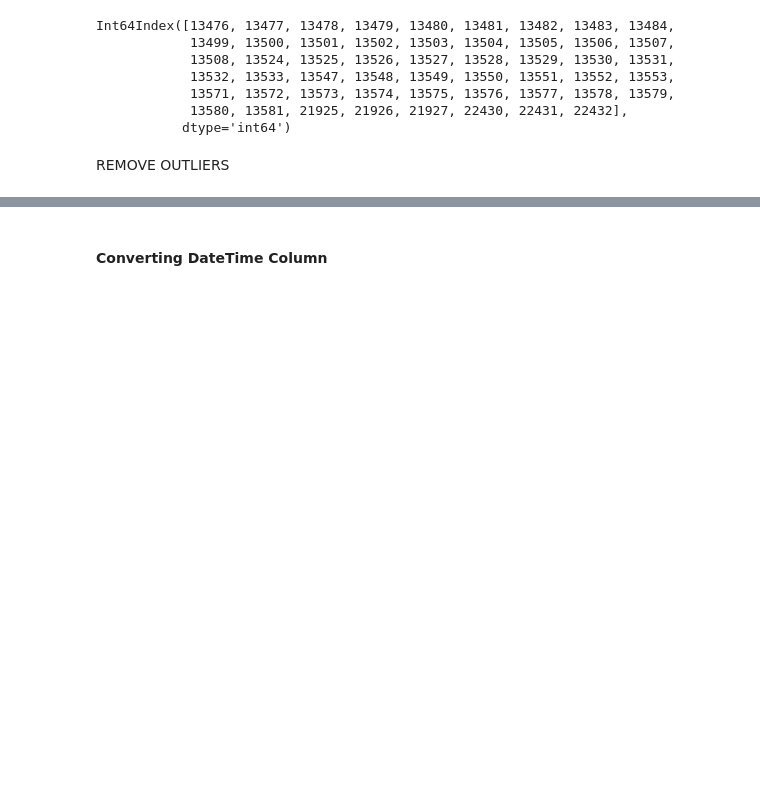
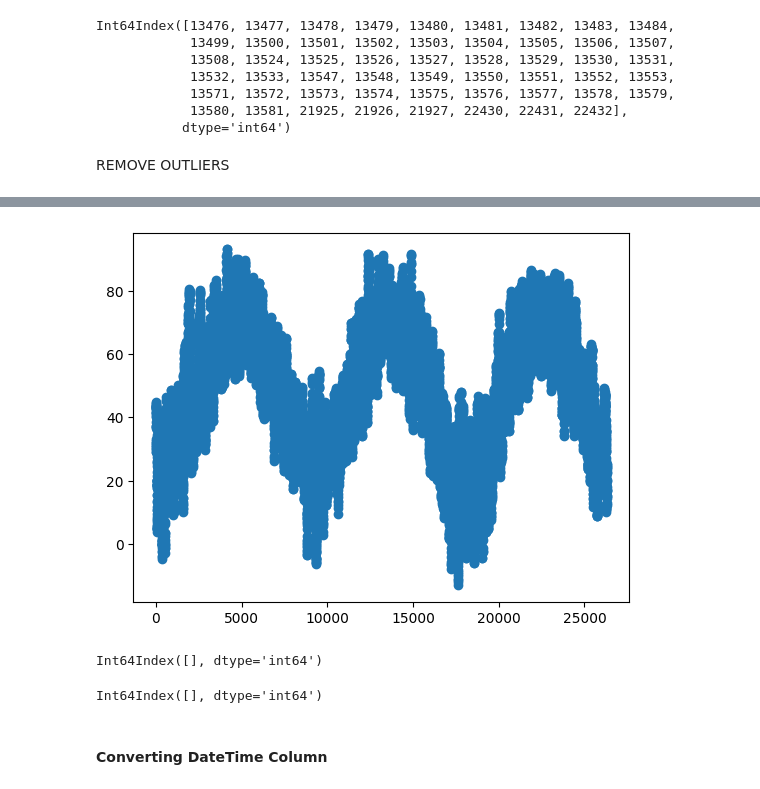
Before and after one commit to tassiogomes/MINDD-ISEP, a Jupyter notebook: Project2_v1.ipynb, the cells around one changed output, grey strips where cells are left out. Saved outputs shown, nothing was run; the diff lists cells and outputs as text; code cells hidden in the pictures; blank space fills up the shorter version.

```diff
--- a/Project2_v1.ipynb
+++ b/Project2_v1.ipynb
@@ -148,3 +160,30 @@ Int64Index([13476, 13477, 13478, 13479, 13480, 13481, 13482, 13483, 13484,
+# %%
+plt.scatter(df.index, df['T'])
+plt.show()
+# %% [output]
+[figure, added]
+# %%
+from scipy import stats
+
+z_scores = stats.zscore(df['load'])
+outliers = (z_scores > 3) | (z_scores < -3)
+
+# Exibir índices dos outliers
+print(df['load'][outliers].index)
+# %% [output]
+Int64Index([], dtype='int64')
+# %%
+Q1 = df['T'].quantile(0.25)
+Q3 = df['T'].quantile(0.75)
+IQR = Q3 - Q1
+
+# Identificar outliers
+outliers = (df['T'] < Q1 - 1.5 * IQR) | (df['T'] > Q3 + 1.5 * IQR)
+
+# Exibir índices dos outliers
+print(df['T'][outliers].index)
+# %% [output]
+Int64Index([], dtype='int64')
 # %%
 df = df[~outliers]
 # %% [markdown]
```
Also changed, not shown: parts of 8 cells of this notebook.
